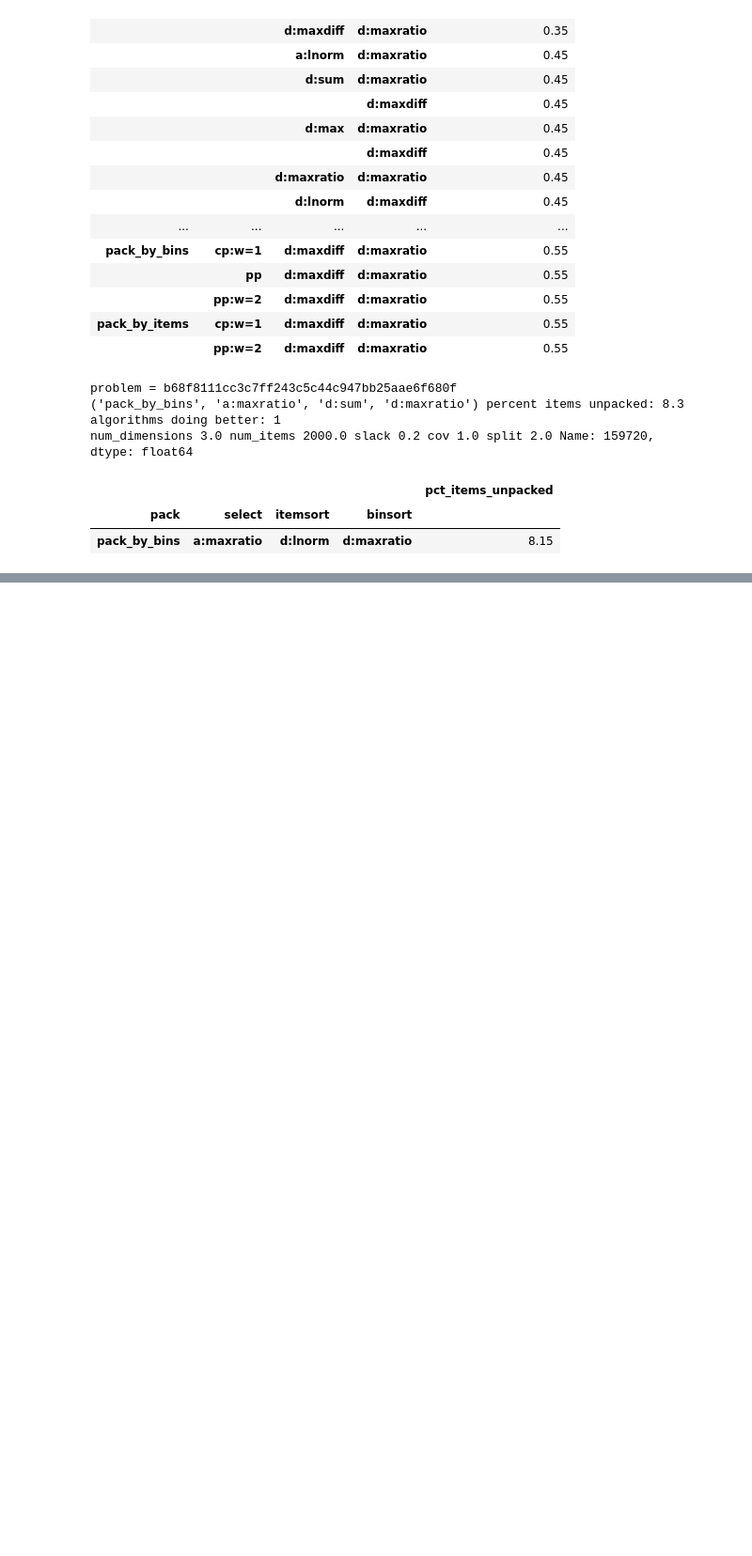
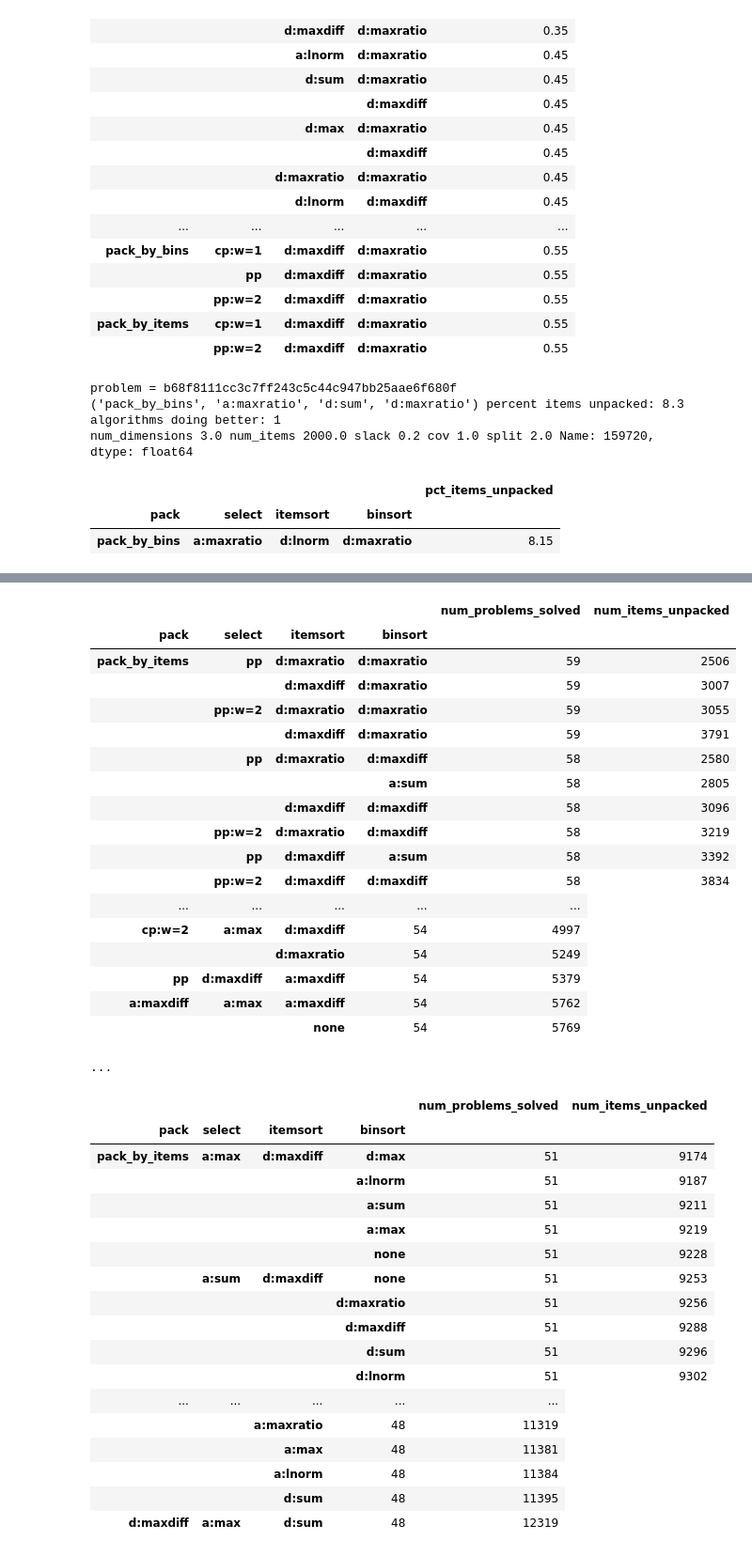
Before and after one commit to marklee77/notebooks, a Jupyter notebook: Vector Packing Experiment 1 Results.ipynb, the cells around one changed output, grey strips where cells are left out. Shown at 94% size. Drawn from its saved outputs; the diff is of its cells as text; code cells hidden in the pictures; blank space fills up the shorter version.

```diff
--- a/Vector Packing Experiment 1 Results.ipynb
+++ b/Vector Packing Experiment 1 Results.ipynb
@@ -241,0 +260,3 @@ num_dimensions 3.0 num_items 2000.0 slack 0.2 cov 1.0 split 2.0 Name: 159720, dt
+# %%
+for col in ['items', 'bins', 'mapping']:
+    data[col] = pd.Series(data[col].apply(eval), index=data.index)
@@ -241,0 +267,46 @@ num_dimensions 3.0 num_items 2000.0 slack 0.2 cov 1.0 split 2.0 Name: 159720, dt
+# %%
+algorithm_variables = ['pack', 'select', 'itemsort', 'binsort']
+data_filtered = data[data['pack'] == 'pack_by_items']
+data_by_algo = data_filtered.groupby(algorithm_variables)
+algorithm_ranking = data_by_algo['failcount'].agg(
+    { 'num_items_unpacked' : sum, 'num_problems_solved' : lambda x: sum(1 for y in x if y == 0) }).sort(
+    columns=['num_problems_solved', 'num_items_unpacked'], ascending=[False, True])
+HTML(algorithm_ranking.iloc[:750].to_html() + "<p>...</p>" + algorithm_ranking.iloc[-750:].to_html())
+# %% [output]
+|  |  |  |  | num_problems_solved | num_items_unpacked |
+| pack | select | itemsort | binsort |  |  |
+| pack_by_items | pp | d:maxratio | d:maxratio | 59 | 2506 |
+|  |  | d:maxdiff | d:maxratio | 59 | 3007 |
+|  | pp:w=2 | d:maxratio | d:maxratio | 59 | 3055 |
+|  |  | d:maxdiff | d:maxratio | 59 | 3791 |
+|  | pp | d:maxratio | d:maxdiff | 58 | 2580 |
+|  |  |  | a:sum | 58 | 2805 |
+|  |  | d:maxdiff | d:maxdiff | 58 | 3096 |
+|  | pp:w=2 | d:maxratio | d:maxdiff | 58 | 3219 |
+|  | pp | d:maxdiff | a:sum | 58 | 3392 |
+|  | pp:w=2 | d:maxdiff | d:maxdiff | 58 | 3834 |
+| ... | ... | ... | ... | ... |
+| cp:w=2 | a:max | d:maxdiff | 54 | 4997 |
+|  |  | d:maxratio | 54 | 5249 |
+| pp | d:maxdiff | a:maxdiff | 54 | 5379 |
+| a:maxdiff | a:max | a:maxdiff | 54 | 5762 |
+|  |  | none | 54 | 5769 |
+...
+|  |  |  |  | num_problems_solved | num_items_unpacked |
+| pack | select | itemsort | binsort |  |  |
+| pack_by_items | a:max | d:maxdiff | d:max | 51 | 9174 |
+|  |  |  | a:lnorm | 51 | 9187 |
+|  |  |  | a:sum | 51 | 9211 |
+|  |  |  | a:max | 51 | 9219 |
+|  |  |  | none | 51 | 9228 |
+|  | a:sum | d:maxdiff | none | 51 | 9253 |
+|  |  |  | d:maxratio | 51 | 9256 |
+|  |  |  | d:maxdiff | 51 | 9288 |
+|  |  |  | d:sum | 51 | 9296 |
+|  |  |  | d:lnorm | 51 | 9302 |
+| ... | ... | ... | ... | ... |
+|  |  | a:maxratio | 48 | 11319 |
+|  |  | a:max | 48 | 11381 |
+|  |  | a:lnorm | 48 | 11384 |
+|  |  | d:sum | 48 | 11395 |
+| d:maxdiff | a:max | d:sum | 48 | 12319 |
```
Also changed, not shown: parts of 5 cells of this notebook.
